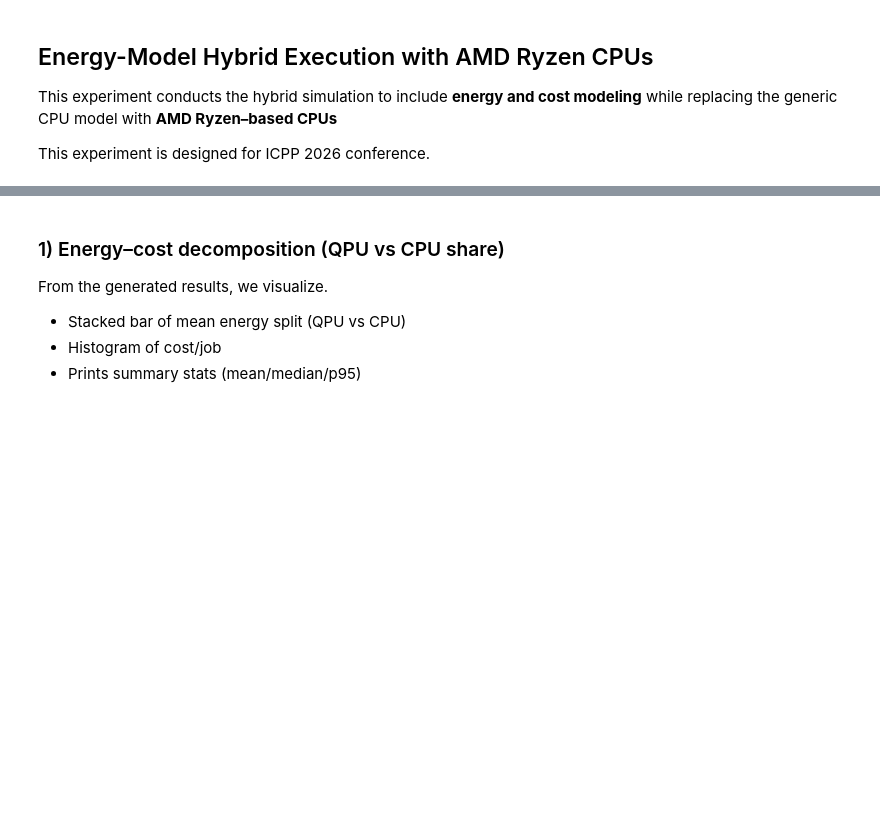
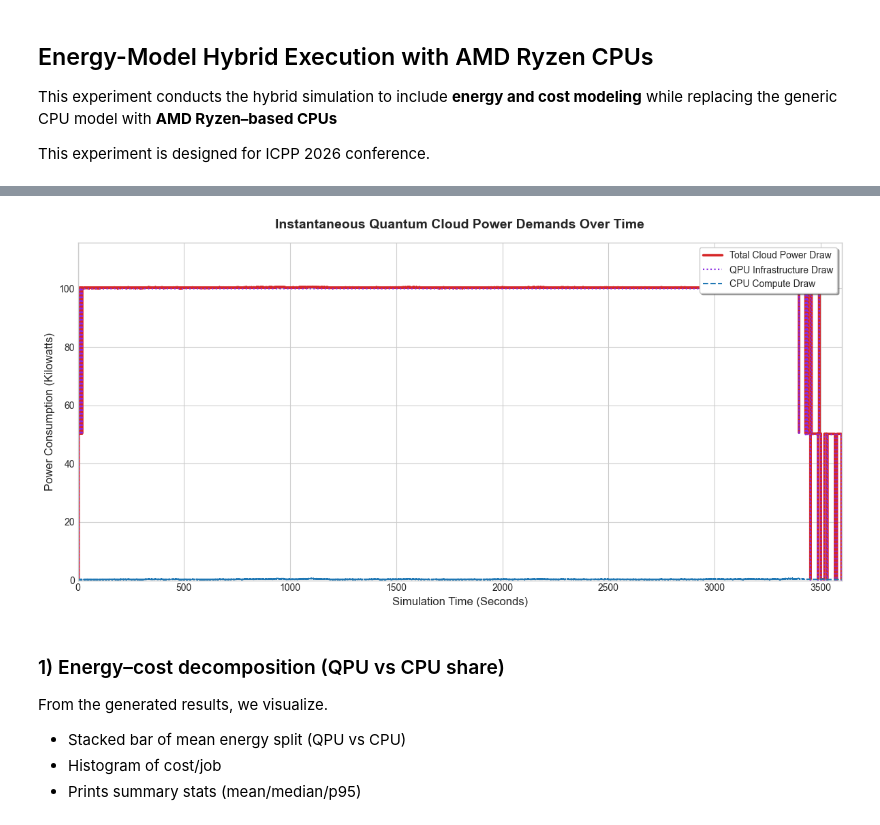
Before and after one commit to wolfatthegate/HybridCloudSim, a Jupyter notebook: main.ipynb, the cells around one changed output, grey strips where cells are left out. Saved outputs shown, nothing was run; the diff lists cells and outputs as text; code cells hidden in the pictures; blank space fills up the shorter version.

```diff
--- a/main.ipynb
+++ b/main.ipynb
@@ -89,3 +136,40 @@ Cost ($): 0.0792
+# %%
+import matplotlib.pyplot as plt
+
+def plot_cloud_power_consumption(cloud_monitor):
+    history = getattr(cloud_monitor, "utilization_history", [])
+    if not history:
+        print("[!] No visualization data found.")
+        return
+
+    times = [snap["time"] for snap in history]
+    qpu_power = [snap["instant_qpu_kw"] for snap in history]
+    cpu_power = [snap["instant_cpu_kw"] for snap in history]
+    total_power = [snap["instant_total_kw"] for snap in history]
+
+    plt.figure(figsize=(12, 6))
+    plt.style.use('seaborn-v0_8-whitegrid')
+
+    # Draw step lines representing real-time load spikes
+    plt.step(times, total_power, label='Total Cloud Power Draw', color='#d62728', linewidth=2.5, where='post')
+    plt.step(times, qpu_power, label='QPU Infrastructure Draw', color='#8a2be2', linewidth=1.5, linestyle=':', where='post')
+    plt.step(times, cpu_power, label='CPU Compute Draw', color='#1f77b4', linewidth=1.5, linestyle='--', where='post')
+
+    plt.title('Instantaneous Quantum Cloud Power Demands Over Time', fontsize=14, fontweight='bold', pad=15)
+    plt.xlabel('Simulation Time (Seconds)', fontsize=12)
+    plt.ylabel('Power Consumption (Kilowatts)', fontsize=12)
+
+    plt.xlim(0, max(times) if max(times) > 0 else 10)
+    # Give the line some ceiling room above maximum peak draw
+    plt.ylim(0, max(total_power) * 1.15 if total_power and max(total_power) > 0 else 100)
+
+    plt.legend(loc='upper right', frameon=True, shadow=True)
+    plt.tight_layout()
+    plt.show()
+# %%
+plot_cloud_power_consumption(sim_env.cloud_monitor)
+# %% [output]
+[figure, added]
 # %% [markdown]
 ### 1) Energy–cost decomposition (QPU vs CPU share)
 
```
Also changed, not shown: parts of 8 cells of this notebook, 5 other files.
